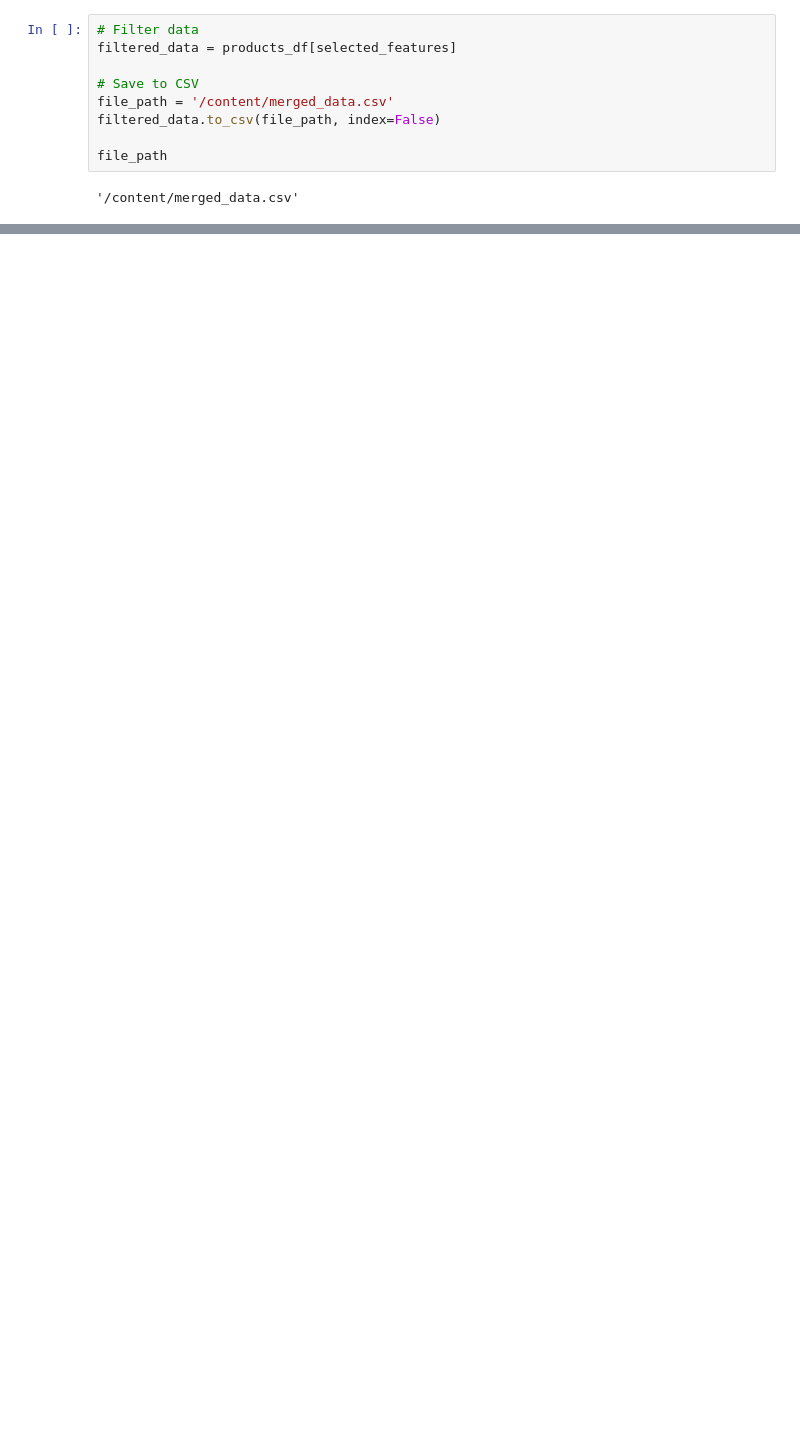
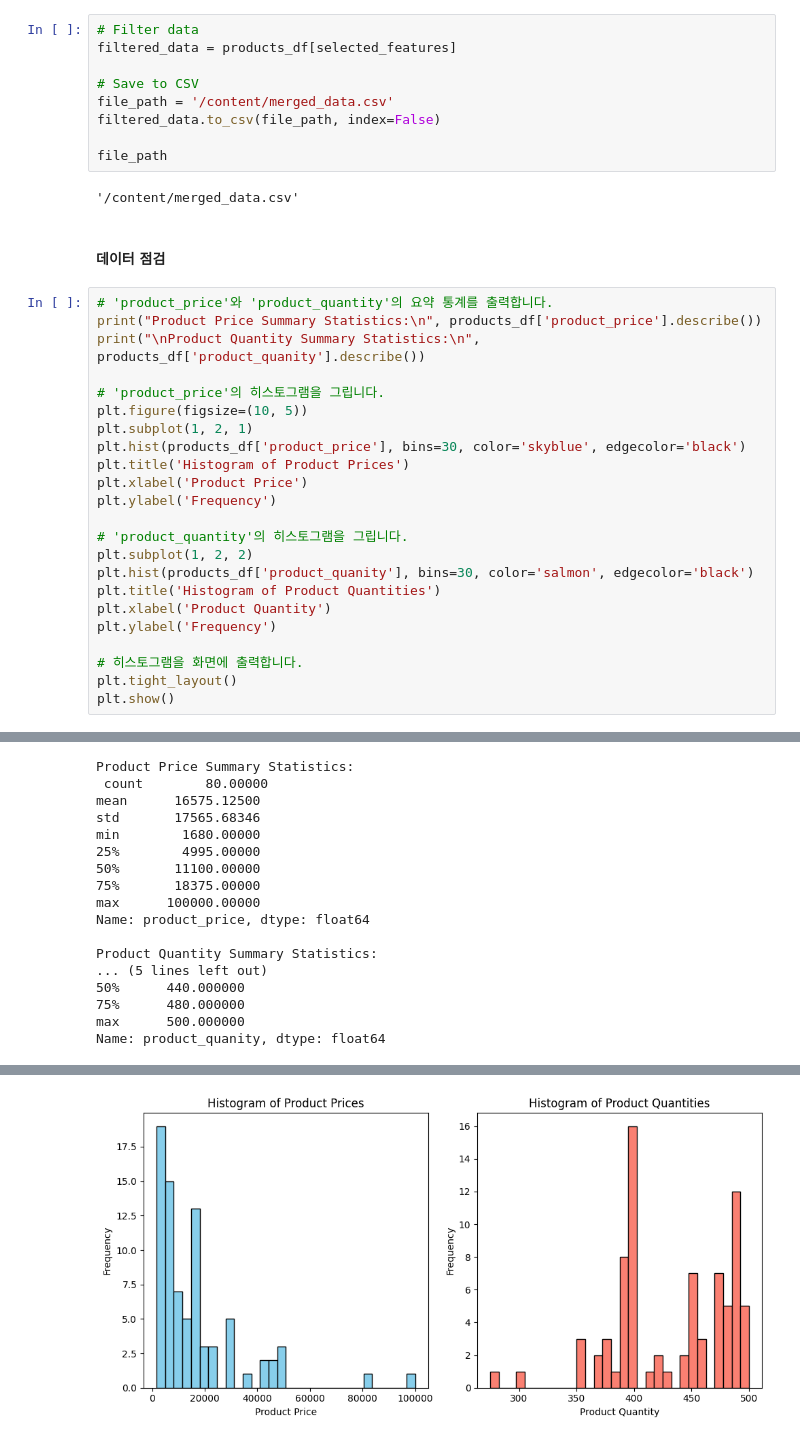
Before and after one commit to Kakaotech-18-Ecommerce/Kakaotech-18-AI, a Jupyter notebook: Research (EDA & Test_Model)/Kakao_Recommend_System(EDA_&_CSV_Integration).ipynb, the cells around one changed output, grey strips where cells are left out. Cells and saved outputs as stored; diff of their text form; blank space fills up the shorter version.

```diff
--- a/Research (EDA & Test_Model)/Kakao_Recommend_System(EDA_&_CSV_Integration).ipynb
+++ b/Research (EDA & Test_Model)/Kakao_Recommend_System(EDA_&_CSV_Integration).ipynb
@@ -529,3 +521,29 @@ filtered_data.to_csv(file_path, index=False)
 file_path
 # %% [output]
 '/content/merged_data.csv'
+# %% [markdown]
+#### 데이터 점검
+# %%
+# 'product_price'와 'product_quantity'의 요약 통계를 출력합니다.
+print("Product Price Summary Statistics:\n", products_df['product_price'].describe())
+print("\nProduct Quantity Summary Statistics:\n", products_df['product_quanity'].describe())
+
+# 'product_price'의 히스토그램을 그립니다.
+plt.figure(figsize=(10, 5))
+plt.subplot(1, 2, 1)
+plt.hist(products_df['product_price'], bins=30, color='skyblue', edgecolor='black')
+plt.title('Histogram of Product Prices')
+plt.xlabel('Product Price')
+plt.ylabel('Frequency')
+
+# 'product_quantity'의 히스토그램을 그립니다.
+plt.subplot(1, 2, 2)
+plt.hist(products_df['product_quanity'], bins=30, color='salmon', edgecolor='black')
+plt.title('Histogram of Product Quantities')
+plt.xlabel('Product Quantity')
+plt.ylabel('Frequency')
+
+# 히스토그램을 화면에 출력합니다.
+plt.tight_layout()
+plt.show()
+# %% [output]
@@ -531,0 +553,17 @@ file_path
+Product Price Summary Statistics:
+ count        80.00000
+mean      16575.12500
+std       17565.68346
+min        1680.00000
+25%        4995.00000
+50%       11100.00000
+75%       18375.00000
+max      100000.00000
+Name: product_price, dtype: float64
+
+Product Quantity Summary Statistics:
+... (5 lines left out)
+50%      440.000000
+75%      480.000000
+max      500.000000
+Name: product_quanity, dtype: float64
@@ -531,0 +587 @@ file_path
+[figure, added]
```
Also changed, not shown: parts of 17 cells of this notebook, 7 other files.
